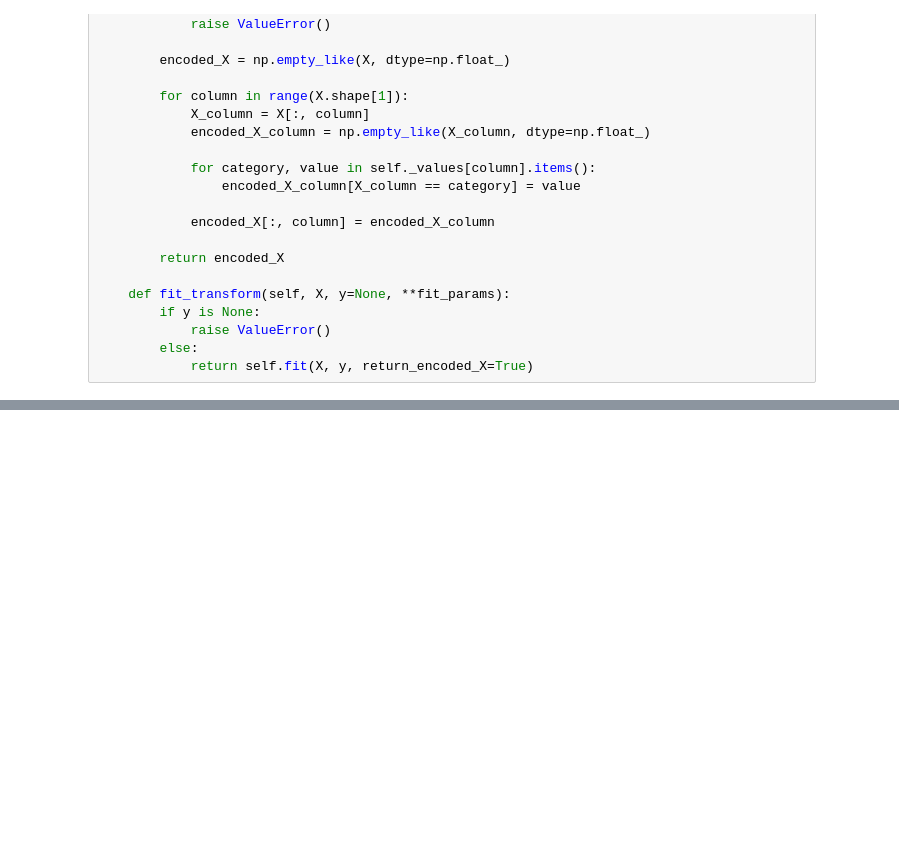
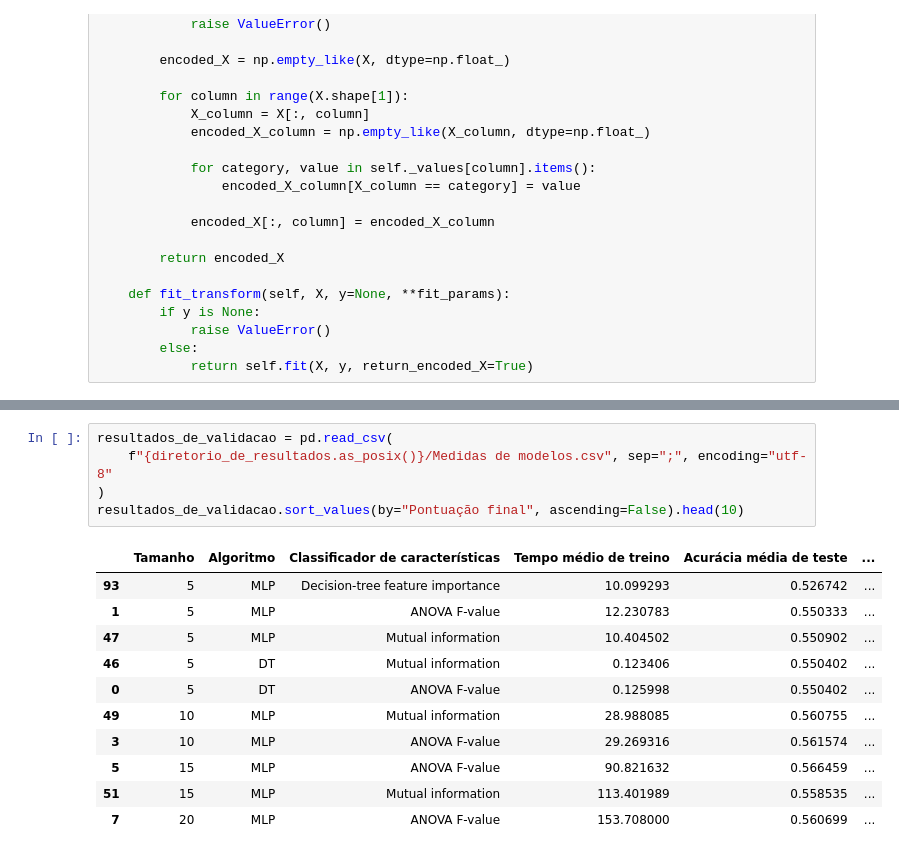
Before and after one commit to ygarasab/data-classification, a Jupyter notebook: código/Processamento.ipynb, the cells around one changed output, grey strips where cells are left out. Drawn from its saved outputs; the diff is of its cells as text; blank space fills up the shorter version.

```diff
--- a/código/Processamento.ipynb
+++ b/código/Processamento.ipynb
@@ -159,0 +388,17 @@ elm: accuracy 0.5922980849292256, f1 0.635421688277177
+# %%
+resultados_de_validacao = pd.read_csv(
+    f"{diretorio_de_resultados.as_posix()}/Medidas de modelos.csv", sep=";", encoding="utf-8"
+)
+resultados_de_validacao.sort_values(by="Pontuação final", ascending=False).head(10)
+# %% [output]
+|  | Tamanho | Algoritmo | Classificador de características | Tempo médio de treino | Acurácia média de teste | ... |
+| 93 | 5 | MLP | Decision-tree feature importance | 10.099293 | 0.526742 | ... |
+| 1 | 5 | MLP | ANOVA F-value | 12.230783 | 0.550333 | ... |
+| 47 | 5 | MLP | Mutual information | 10.404502 | 0.550902 | ... |
+| 46 | 5 | DT | Mutual information | 0.123406 | 0.550402 | ... |
+| 0 | 5 | DT | ANOVA F-value | 0.125998 | 0.550402 | ... |
+| 49 | 10 | MLP | Mutual information | 28.988085 | 0.560755 | ... |
+| 3 | 10 | MLP | ANOVA F-value | 29.269316 | 0.561574 | ... |
+| 5 | 15 | MLP | ANOVA F-value | 90.821632 | 0.566459 | ... |
+| 51 | 15 | MLP | Mutual information | 113.401989 | 0.558535 | ... |
+| 7 | 20 | MLP | ANOVA F-value | 153.708000 | 0.560699 | ... |
```
Also changed, not shown: parts of 80 cells of this notebook, 8 other files.
